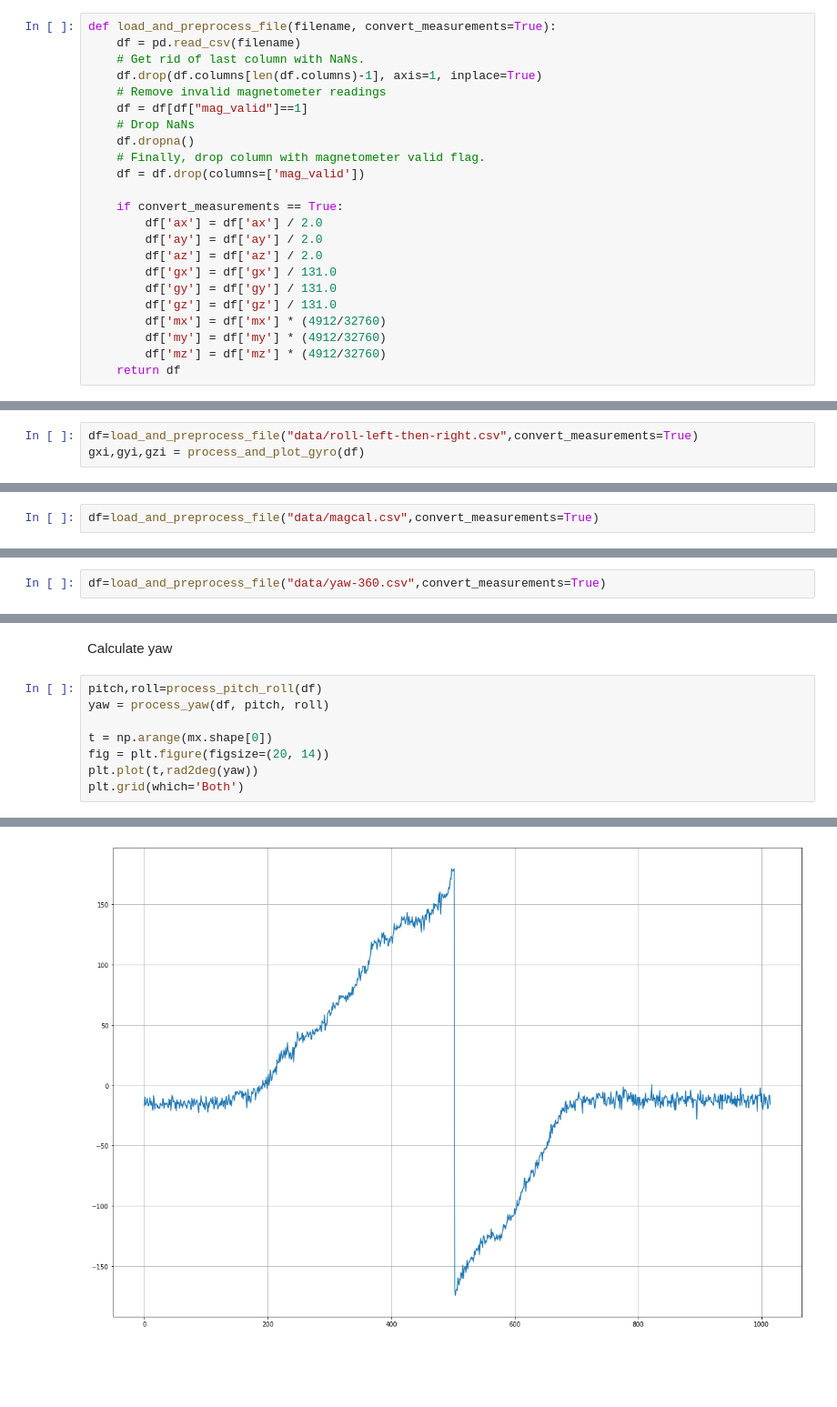
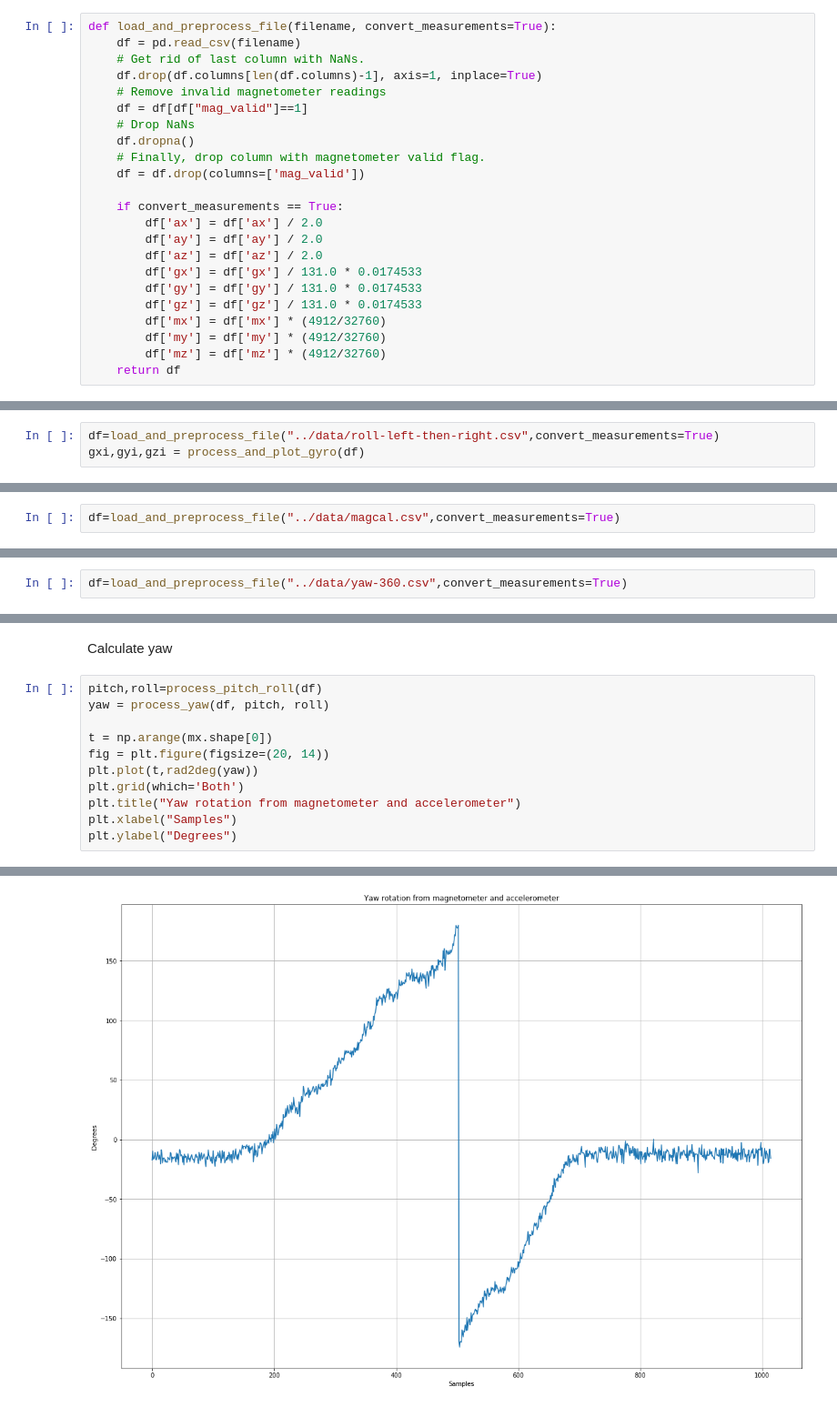
Before and after one commit to nhorro/mpu9250_ahrs, a Jupyter notebook: notebooks/01 - BasicAHRS.ipynb, the cells around one changed output, grey strips where cells are left out. Shown at 91% size. Saved outputs shown, nothing was run; the diff lists cells and outputs as text; blank space fills up the shorter version.

```diff
--- a/notebooks/01 - Basic AHRS.ipynb
+++ b/notebooks/01 - BasicAHRS.ipynb
@@ -93,9 +94,9 @@ def load_and_preprocess_file(filename, convert_measurements=True):
         df['ax'] = df['ax'] / 2.0
         df['ay'] = df['ay'] / 2.0
         df['az'] = df['az'] / 2.0
-        df['gx'] = df['gx'] / 131.0
-        df['gy'] = df['gy'] / 131.0
-        df['gz'] = df['gz'] / 131.0
+        df['gx'] = df['gx'] / 131.0 * 0.0174533
+        df['gy'] = df['gy'] / 131.0 * 0.0174533
+        df['gz'] = df['gz'] / 131.0 * 0.0174533
         df['mx'] = df['mx'] * (4912/32760)
         df['my'] = df['my'] * (4912/32760)
         df['mz'] = df['mz'] * (4912/32760)
@@ -172,7 +173,7 @@ plot_gyro_vs_acc(gxi,rad2deg(pitch))
 # %% [markdown]
 ####  roll-left-then-right
 # %%
-df=load_and_preprocess_file("data/roll-left-then-right.csv",convert_measurements=True)
+df=load_and_preprocess_file("../data/roll-left-then-right.csv",convert_measurements=True)
 gxi,gyi,gzi = process_and_plot_gyro(df)
 # %% [output]
 [figure]
@@ -184,7 +185,7 @@ plot_gyro_vs_acc(gyi,rad2deg(roll))
 # %% [markdown]
 ### Magnetometer calibration
 # %%
-df=load_and_preprocess_file("data/magcal.csv",convert_measurements=True)
+df=load_and_preprocess_file("../data/magcal.csv",convert_measurements=True)
 # %% [markdown]
 Convert magnetometer values to mGauss.
 # %%
@@ -258,7 +259,7 @@ def process_yaw(df, pitch, roll):
     )
     return yaw
 # %%
-df=load_and_preprocess_file("data/yaw-360.csv",convert_measurements=True)
+df=load_and_preprocess_file("../data/yaw-360.csv",convert_measurements=True)
 # %% [markdown]
 Plot raw magnetometer values.
 # %%
@@ -283,4 +284,7 @@ t = np.arange(mx.shape[0])
 fig = plt.figure(figsize=(20, 14))
 plt.plot(t,rad2deg(yaw))
 plt.grid(which='Both')
+plt.title("Yaw rotation from magnetometer and accelerometer")
+plt.xlabel("Samples")
+plt.ylabel("Degrees")
 # %% [output]
@@ -287 +292 @@ plt.grid(which='Both')
-[figure, old version]
+[figure, new version]
```
Also changed, not shown: parts of 9 cells of this notebook, 2 other files.
